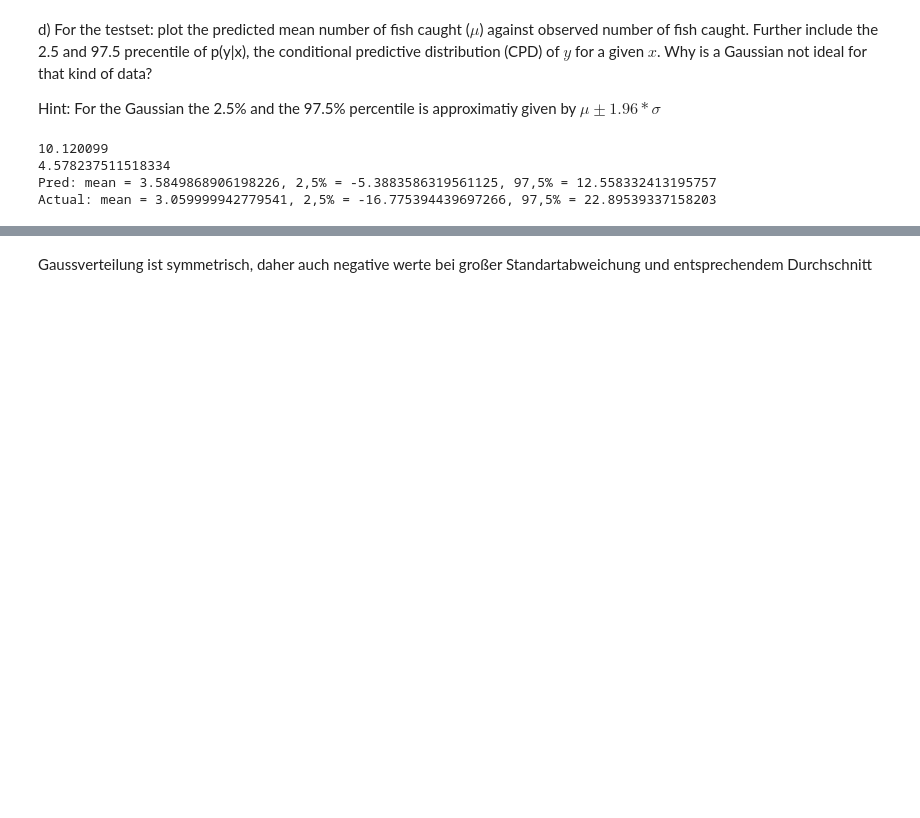
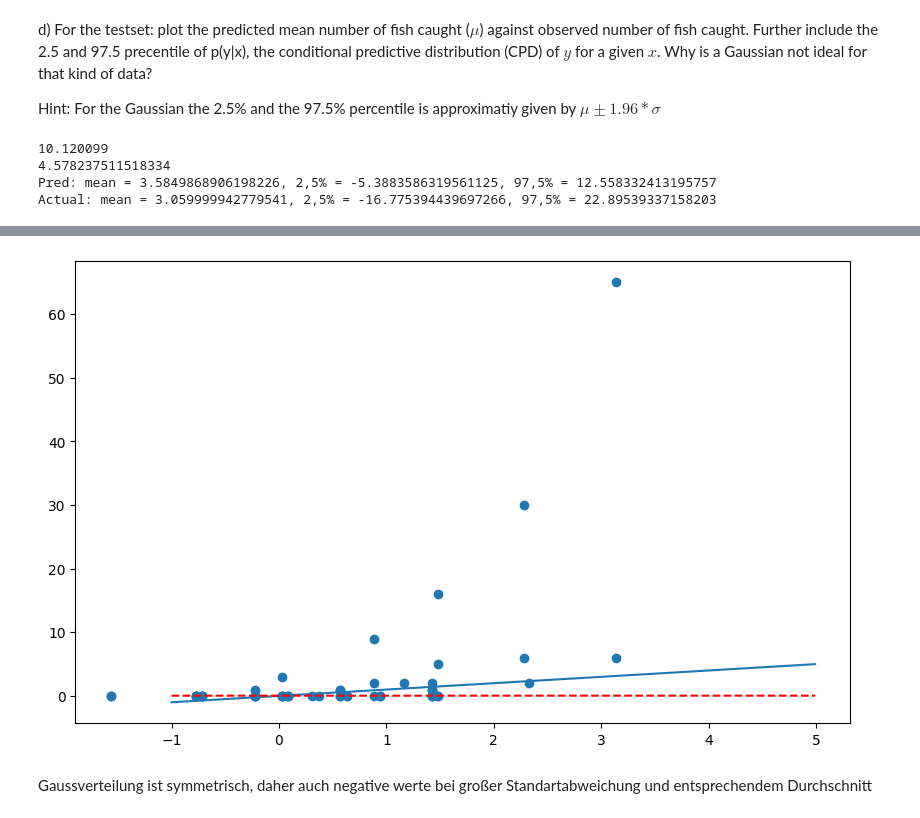
Before and after one commit to SergioChan96/MaschineLearning, a Jupyter notebook: Exercise Description/Linear_Regression_Eigengesichter_Naive_Bayes.ipynb, the cells around one changed output, grey strips where cells are left out. Drawn from its saved outputs; the diff is of its cells as text; code cells hidden in the pictures; blank space fills up the shorter version.

```diff
--- a/Exercise Description/Linear_Regression_Eigengesichter_Naive_Bayes.ipynb
+++ b/Exercise Description/Linear_Regression_Eigengesichter_Naive_Bayes.ipynb
@@ -163,3 +163,15 @@ plt.show()
+# %%
+plt.figure(figsize=(10, 6))
+
+x = np.arange(-1, 5, 0.01)
+
+plt.scatter(yte_hat, yte)
+plt.plot(x, x)
+plt.plot(x, per_mean, color='red', linestyle="--", label='per_025_yt_hat')
+#plt.legend()
+plt.show()
+# %% [output]
+[figure, added]
 # %% [markdown]
 Gaussverteilung ist symmetrisch, daher auch negative werte bei großer Standartabweichung und entsprechendem Durchschnitt
 # %% [markdown]
```
Also changed, not shown: parts of 2 cells of this notebook, 5 other files.
